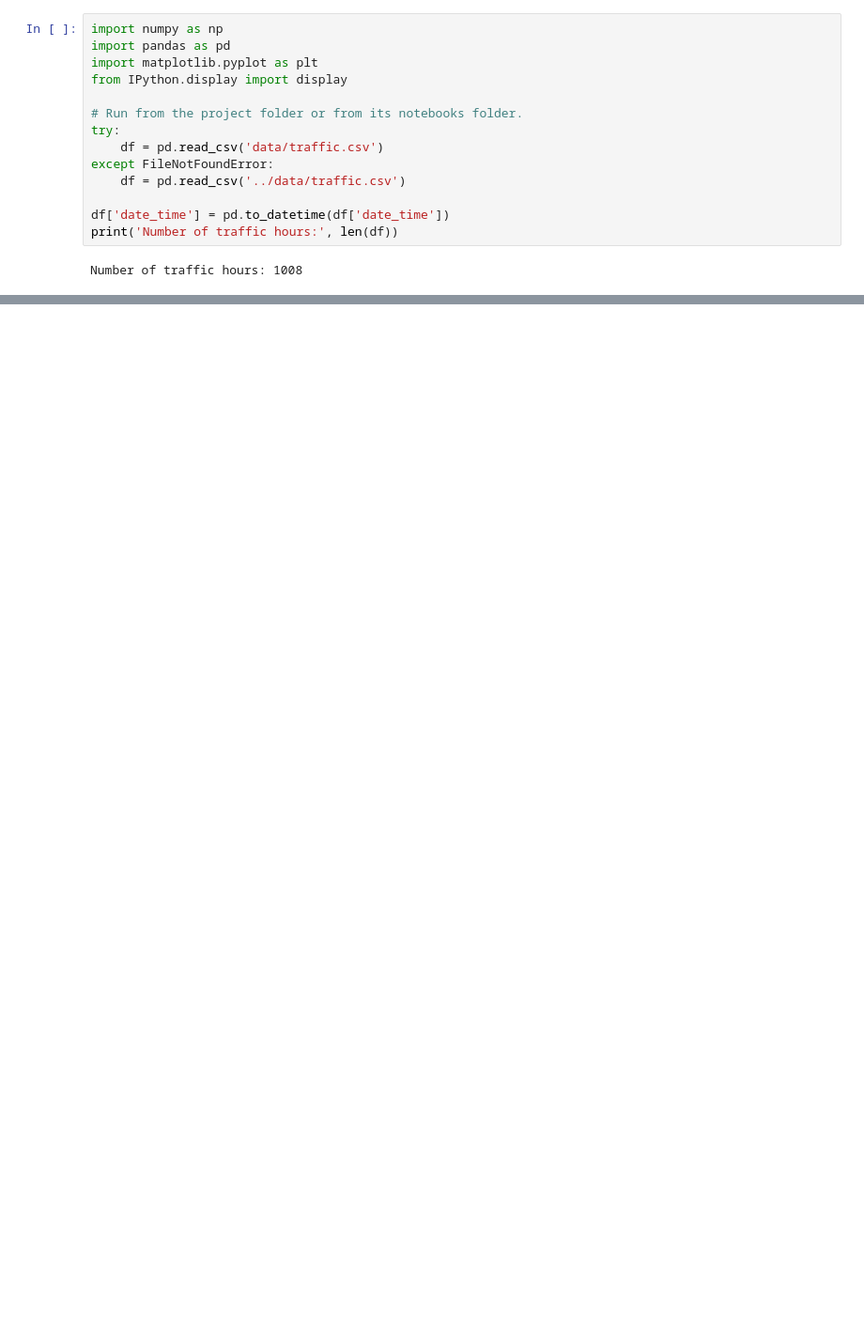
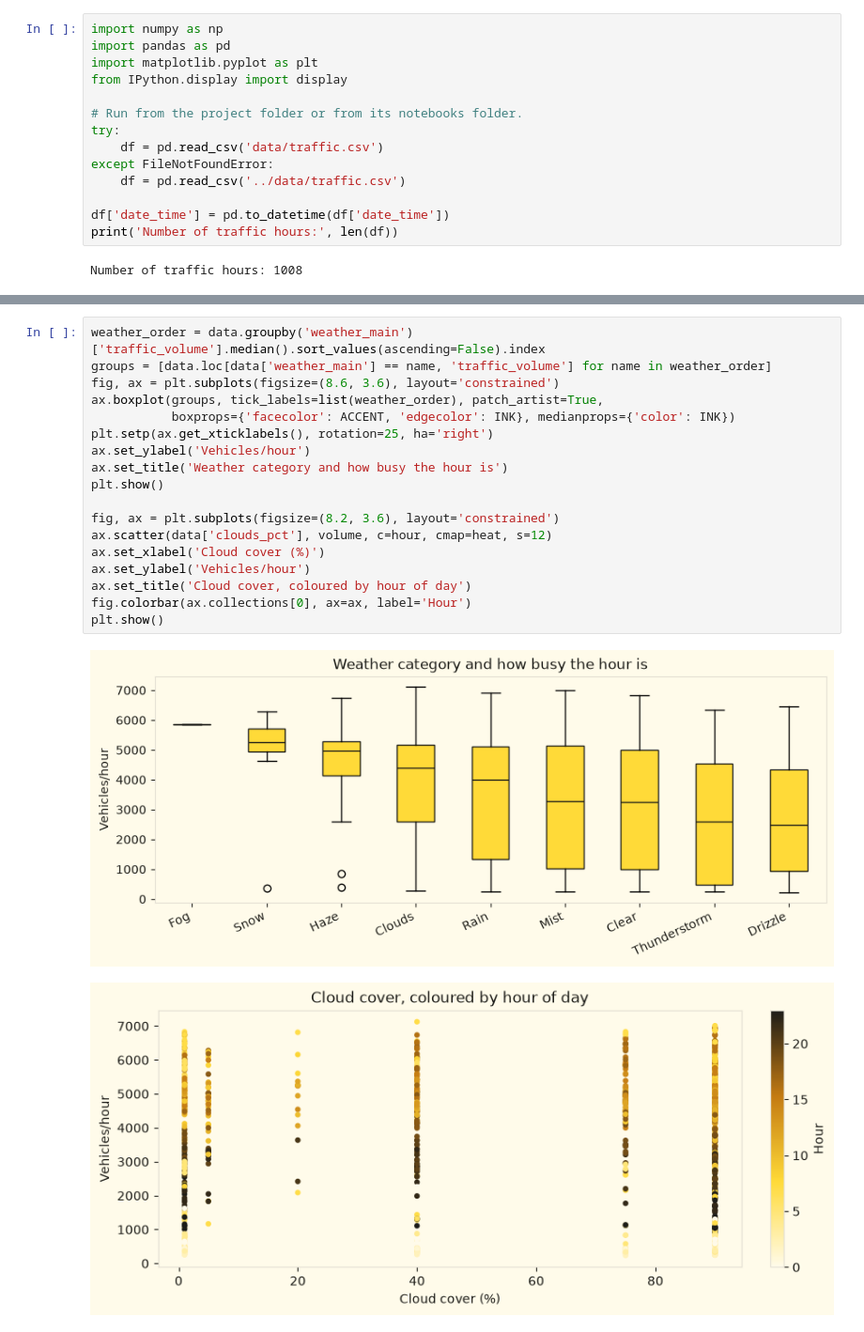
Before and after one commit to Skygazer1111/MLWeeklyProject, a Jupyter notebook: ml-lab/dist/notebooks/unit_4_hidden_markov_models.ipynb, the cells around one changed output, grey strips where cells are left out. Shown at 94% size. Cells and saved outputs as stored; diff of their text form; blank space fills up the shorter version.

```diff
--- a/ml-lab/dist/notebooks/unit_4_hidden_markov_models.ipynb
+++ b/ml-lab/dist/notebooks/unit_4_hidden_markov_models.ipynb
@@ -142,0 +156,21 @@ The hidden regime is separate from the observed traffic category: daytime does n
+# %%
+weather_order = data.groupby('weather_main')['traffic_volume'].median().sort_values(ascending=False).index
+groups = [data.loc[data['weather_main'] == name, 'traffic_volume'] for name in weather_order]
+fig, ax = plt.subplots(figsize=(8.6, 3.6), layout='constrained')
+ax.boxplot(groups, tick_labels=list(weather_order), patch_artist=True,
+           boxprops={'facecolor': ACCENT, 'edgecolor': INK}, medianprops={'color': INK})
+plt.setp(ax.get_xticklabels(), rotation=25, ha='right')
+ax.set_ylabel('Vehicles/hour')
+ax.set_title('Weather category and how busy the hour is')
+plt.show()
+
+fig, ax = plt.subplots(figsize=(8.2, 3.6), layout='constrained')
+ax.scatter(data['clouds_pct'], volume, c=hour, cmap=heat, s=12)
+ax.set_xlabel('Cloud cover (%)')
+ax.set_ylabel('Vehicles/hour')
+ax.set_title('Cloud cover, coloured by hour of day')
+fig.colorbar(ax.collections[0], ax=ax, label='Hour')
+plt.show()
+# %% [output]
+[figure, added]
+[figure, added]
```
Also changed, not shown: parts of 38 cells of this notebook, 30 other files.
